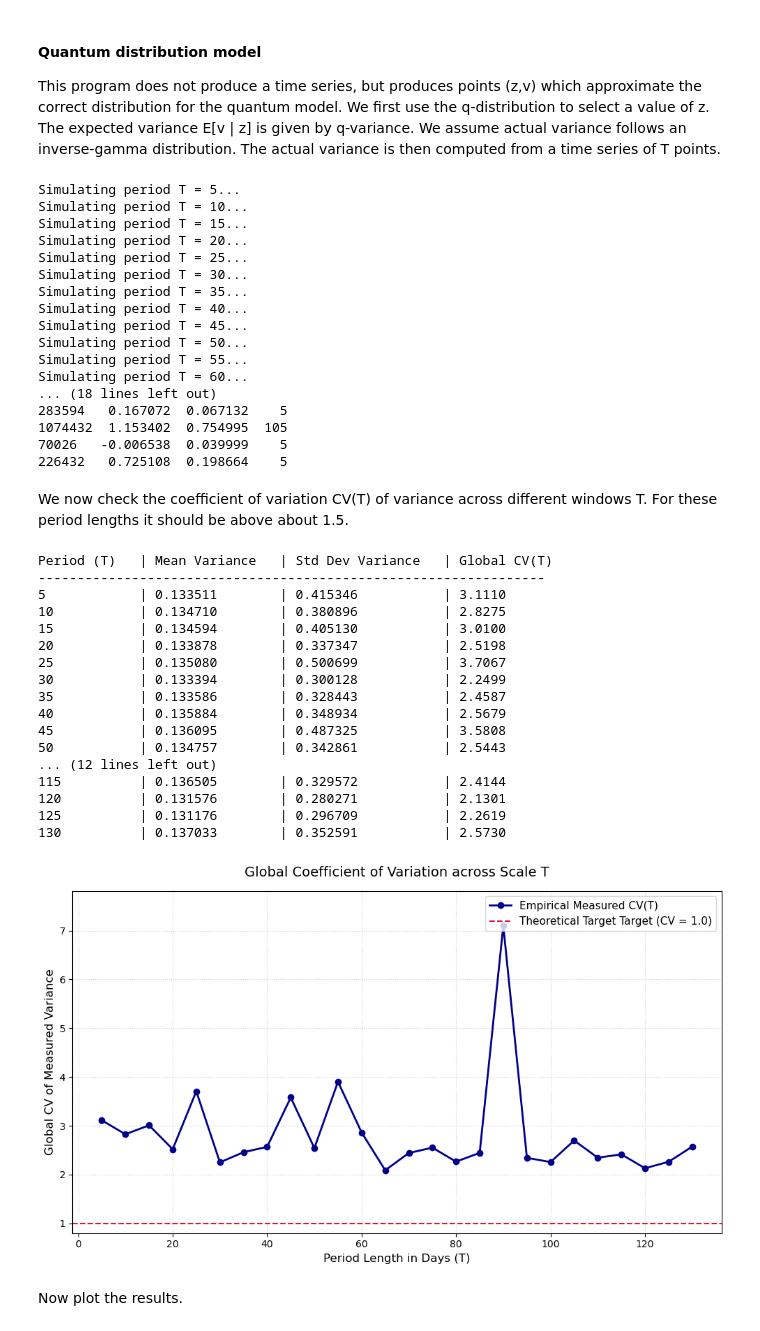
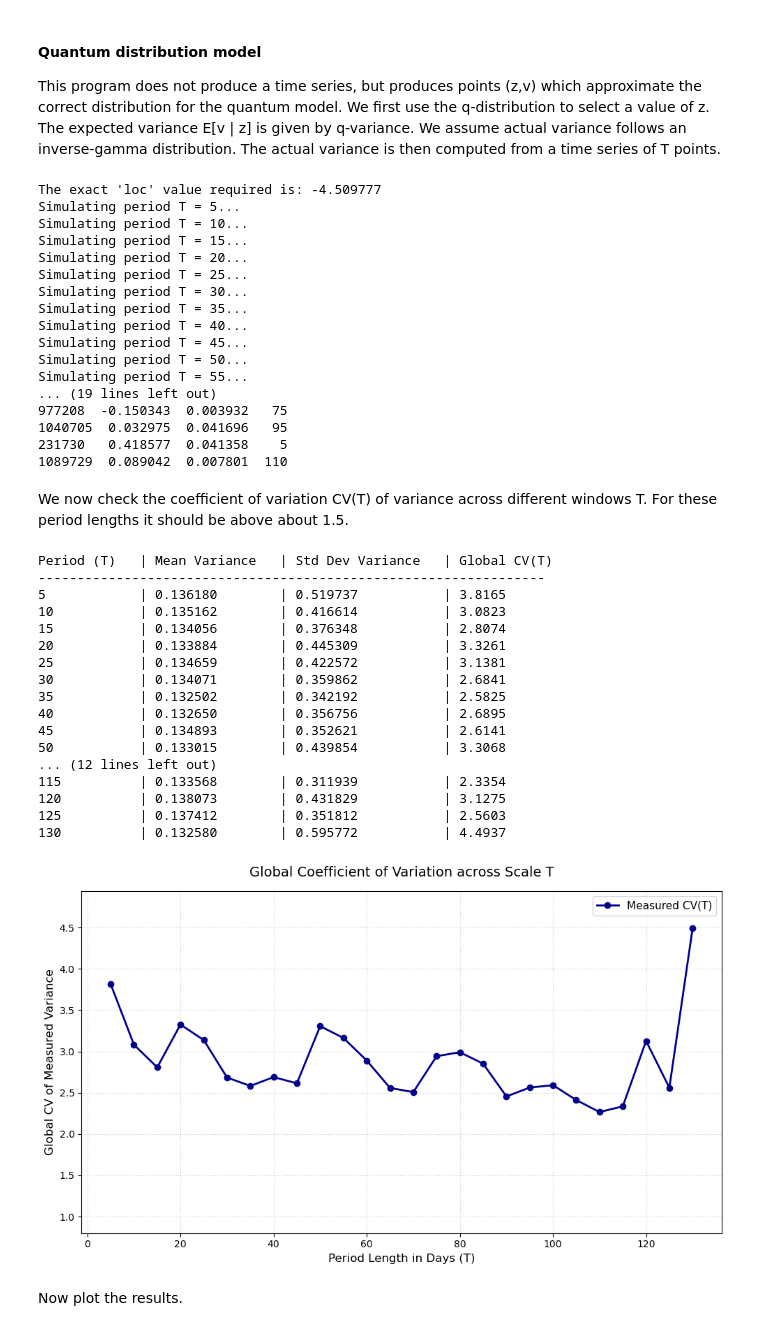
Before and after one commit to q-variance/challenge, a Jupyter notebook: notebooks/QuantumDistSim.ipynb, the cells around one changed output. Cells and saved outputs as stored; diff of their text form; code cells hidden in the pictures.

```diff
--- a/notebooks/QuantumDistSim.ipynb
+++ b/notebooks/QuantumDistSim.ipynb
@@ -6,7 +6,7 @@ import numpy as np
 import pandas as pd
 import matplotlib.pyplot as plt
 from scipy.optimize import curve_fit
-from scipy.stats import binned_statistic
+from scipy.stats import binned_statistic, norm, skewnorm
 
 import numpy as np
 import pandas as pd
@@ -38,7 +38,24 @@ def generate_multi_period_dataset(t_periods_list, n_days=100000, sigma=0.1):
 
     return combined_df
 
-# --- Minor fix applied to your original function here ---
+def calculate_skewnorm_loc(vmn, a, scale):
+    """
+    Computes the exact 'loc' parameter needed for a Skew-Normal distribution
+    on log(v) such that the expected value E[v] equals vmn.
+    """
+    # 1. Compute the shape-adjusted delta component
+    delta_term = (a * scale) / np.sqrt(1 + a**2)
+    # 2. Evaluate the standard normal CDF
+    phi_val = norm.cdf(delta_term)
+    # 3. Apply the closed-form MGF inversion formula
+    loc = np.log(vmn) - (scale**2 / 2) - np.log(2) - np.log(phi_val)
+    return loc
+
+a_param = 1.35        # Shape parameter for skew-normal, determined from score_submission.py
+scale_param = 1.39    # Scale parameter for skew-normal
+#print(f"The exact 'loc' value required is: {adjusted_loc:.6f}")
+
+
 def simulate_q_periods(n_days=100000, t_period=100, sigma=0.1):
     num_periods = int(n_days // t_period)
 
@@ -58,7 +75,9 @@ def simulate_q_periods(n_days=100000, t_period=100, sigma=0.1):
         beta = betafac * expected_variance
 
         # Note: scale parameter for np.random.gamma is 1/beta if you want a mean of beta/betafac
-        actual_variance = 1 / np.random.gamma(alpha, 1/beta)
+        # actual_variance = 1 / np.random.gamma(alpha, 1/beta)   # inverse gamma
+        adjusted_loc = calculate_skewnorm_loc(expected_variance, a_param, scale_param)
+        actual_variance = np.exp(skewnorm.rvs(a=a_param, loc=adjusted_loc, scale=scale_param))  # skew-normal for log(v)
 
         z_daily_series = np.random.normal(loc=0.0, scale=np.sqrt(actual_variance), size=t_period)
         measured_v = np.var(z_daily_series, ddof=1)
@@ -89,6 +108,7 @@ bins = np.arange(-1, 1.05, 0.05)
 df['bin_mid'] = pd.cut(df['z'], bins).apply(lambda z: z.mid).astype(float)
 binned_summary = df.groupby('bin_mid', observed=True)['v'].mean().reset_index()
 # %% [output]
+The exact 'loc' value required is: -4.509777
 Simulating period T = 5...
 Simulating period T = 10...
 Simulating period T = 15...
@@ -100,12 +120,11 @@ Simulating period T = 40...
 Simulating period T = 45...
 Simulating period T = 50...
 Simulating period T = 55...
-Simulating period T = 60...
-... (18 lines left out)
-283594   0.167072  0.067132    5
-1074432  1.153402  0.754995  105
-70026   -0.006538  0.039999    5
-226432   0.725108  0.198664    5
+... (19 lines left out)
+977208  -0.150343  0.003932   75
+1040705  0.032975  0.041696   95
+231730   0.418577  0.041358    5
+1089729  0.089042  0.007801  110
 # %% [markdown]
 We now check the coefficient of variation CV(T) of variance across different windows T. For these period lengths it should be above about 1.5.
 # %%
@@ -132,52 +151,51 @@ def plot_cv_convergence(dataframe):
         print(f"{int(row['t']):<12} | {row['mean']:<15.6f} | {row['std']:<18.6f} | {row['global_cv']:<12.4f}")
 
     # 3. Generate the convergence plot
     fig, ax = plt.subplots(figsize=(10, 6))
 
-    # Plot empirical CV curve
+    # Plot measured CV curve
     ax.plot(summary['t'], summary['global_cv'], marker='o', color='darkblue',
-            linewidth=2, label='Empirical Measured CV(T)')
+            linewidth=2, label='Measured CV(T)')
 
     # Plot asymptotic theoretical target line
-    ax.axhline(y=1.0, color='crimson', linestyle='--', linewidth=1.5,
-               label='Theoretical Target Target (CV = 1.0)')
+    # ax.axhline(y=1.0, color='crimson', linestyle='--', linewidth=1.5, label='Theoretical Lower Bound (CV = 1.0)')
 
     # Visual Adjustments
     ax.set_title('Global Coefficient of Variation across Scale T', fontsize=14, pad=15)
     ax.set_xlabel('Period Length in Days (T)', fontsize=12)
     ax.set_ylabel('Global CV of Measured Variance', fontsize=12)
 
     # Ensure grid visibility and formatting
     ax.grid(True, linestyle=':', alpha=0.6)
     ax.legend(fontsize=11, loc='upper right')
 
     # Automatically bound y-axis cleanly depending on sampling noise ranges
     ax.set_ylim(0.8, max(summary['global_cv'].max() * 1.1, 1.5))
 
     plt.tight_layout()
     plt.show()
 
 # --- Execution Example ---
 plot_cv_convergence(df)
 # %% [output]
 Period (T)   | Mean Variance   | Std Dev Variance   | Global CV(T)
 -----------------------------------------------------------------
-5            | 0.133511        | 0.415346           | 3.1110
-10           | 0.134710        | 0.380896           | 2.8275
-15           | 0.134594        | 0.405130           | 3.0100
-20           | 0.133878        | 0.337347           | 2.5198
-25           | 0.135080        | 0.500699           | 3.7067
-30           | 0.133394        | 0.300128           | 2.2499
-35           | 0.133586        | 0.328443           | 2.4587
-40           | 0.135884        | 0.348934           | 2.5679
-45           | 0.136095        | 0.487325           | 3.5808
-50           | 0.134757        | 0.342861           | 2.5443
+5            | 0.136180        | 0.519737           | 3.8165
+10           | 0.135162        | 0.416614           | 3.0823
+15           | 0.134056        | 0.376348           | 2.8074
+20           | 0.133884        | 0.445309           | 3.3261
+25           | 0.134659        | 0.422572           | 3.1381
+30           | 0.134071        | 0.359862           | 2.6841
+35           | 0.132502        | 0.342192           | 2.5825
+40           | 0.132650        | 0.356756           | 2.6895
+45           | 0.134893        | 0.352621           | 2.6141
+50           | 0.133015        | 0.439854           | 3.3068
 ... (12 lines left out)
-115          | 0.136505        | 0.329572           | 2.4144
-120          | 0.131576        | 0.280271           | 2.1301
-125          | 0.131176        | 0.296709           | 2.2619
-130          | 0.137033        | 0.352591           | 2.5730
+115          | 0.133568        | 0.311939           | 2.3354
+120          | 0.138073        | 0.431829           | 3.1275
+125          | 0.137412        | 0.351812           | 2.5603
+130          | 0.132580        | 0.595772           | 4.4937
-[figure, old version]
+[figure, new version]
 # %% [markdown]
 Now plot the results.
 # %%
```
Also changed, not shown: parts of 4 cells of this notebook.
